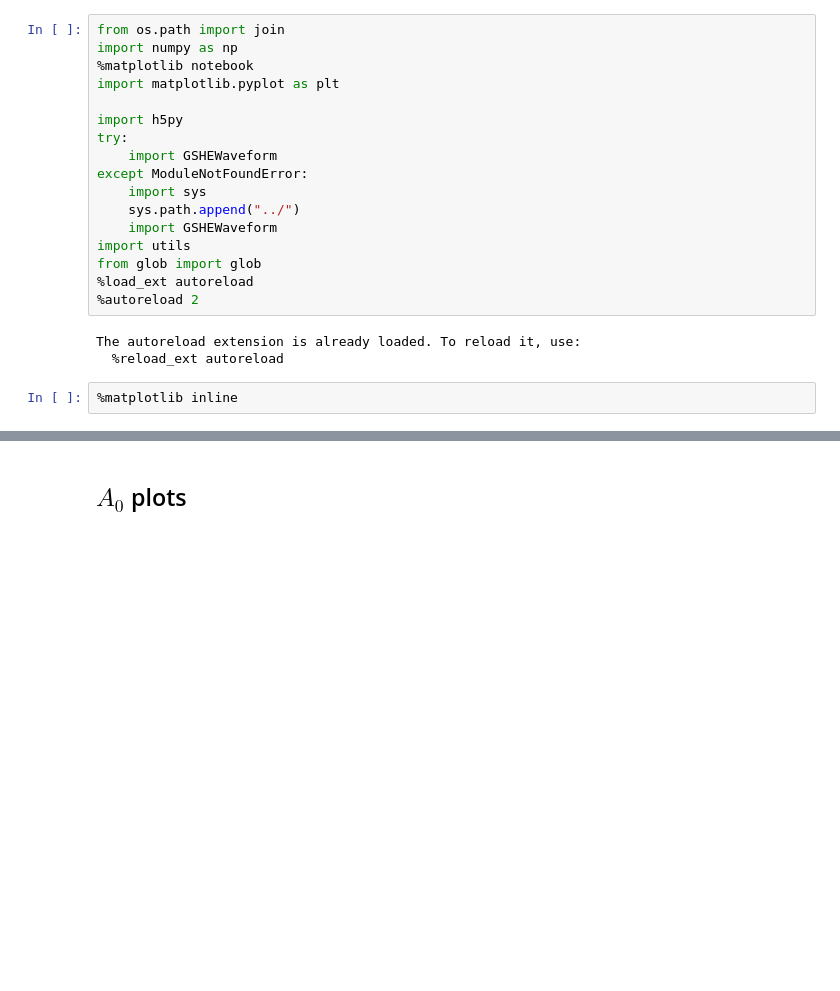
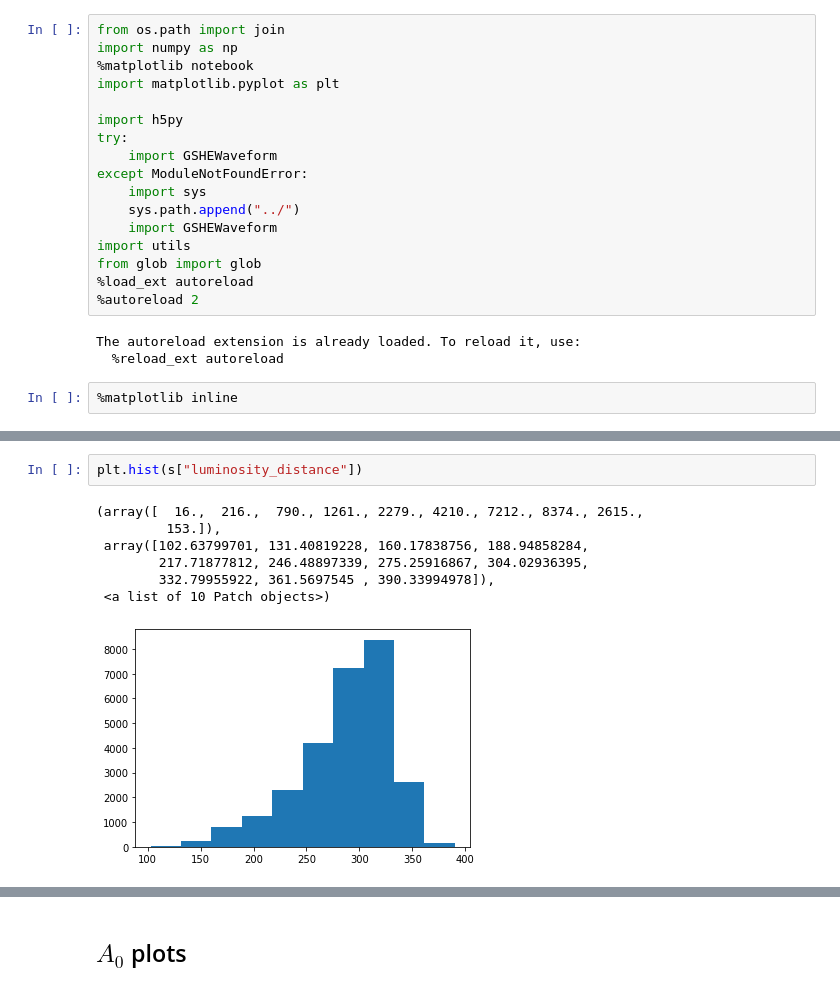
Before and after one commit to Richard-Sti/GSHE_public, a Jupyter notebook: scripts/plot_liv.ipynb, the cells around one changed output, grey strips where cells are left out. Cells and saved outputs as stored; diff of their text form; blank space fills up the shorter version.

```diff
--- a/scripts/plot_liv.ipynb
+++ b/scripts/plot_liv.ipynb
@@ -34,0 +61,10 @@ print(files)
+# %%
+plt.hist(s["luminosity_distance"])
+# %% [output]
+(array([  16.,  216.,  790., 1261., 2279., 4210., 7212., 8374., 2615.,
+         153.]),
+ array([102.63799701, 131.40819228, 160.17838756, 188.94858284,
+        217.71877812, 246.48897339, 275.25916867, 304.02936395,
+        332.79955922, 361.5697545 , 390.33994978]),
+ <a list of 10 Patch objects>)
+[figure, added]
```
Also changed, not shown: parts of 28 cells of this notebook, 1 other file.
